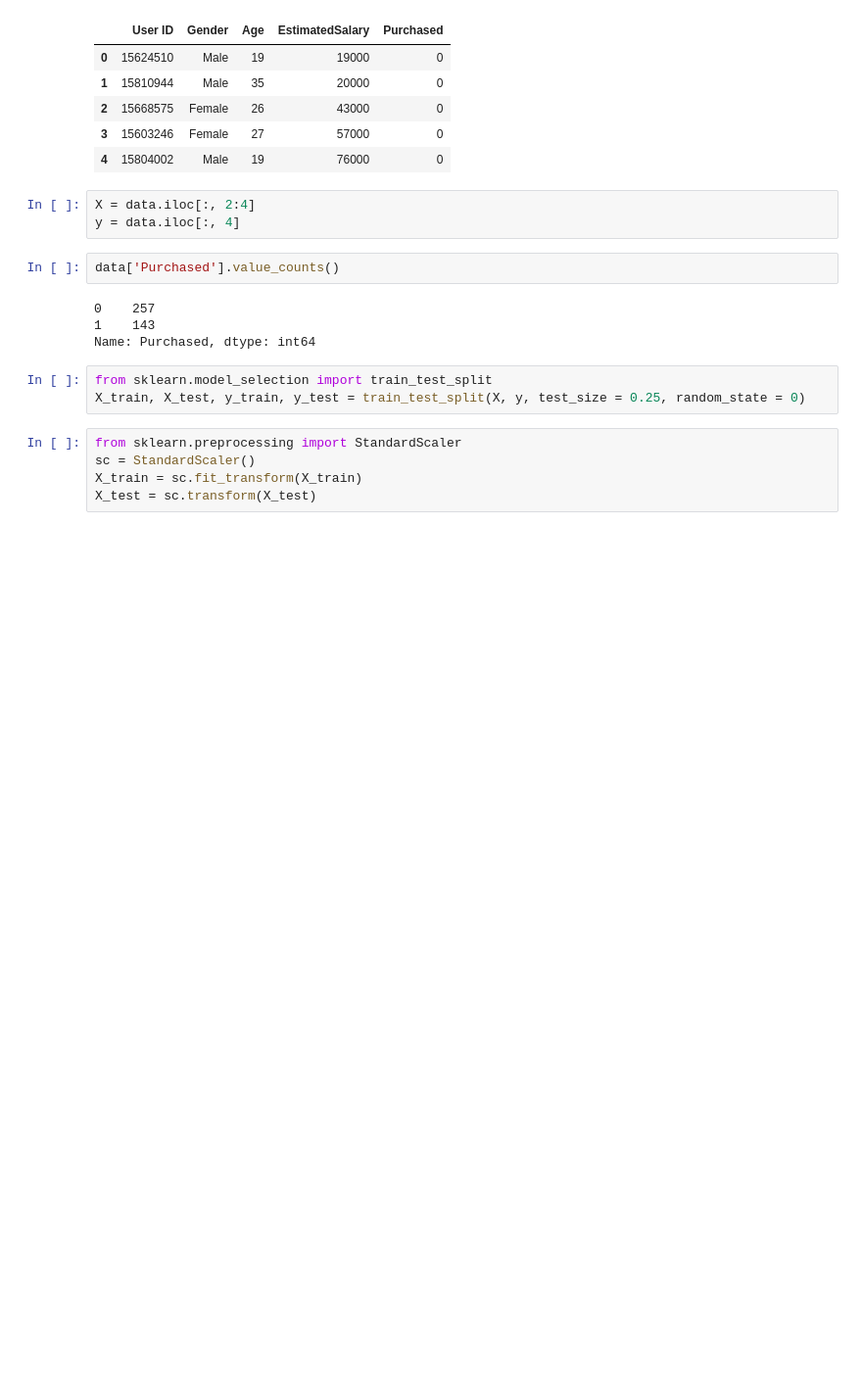
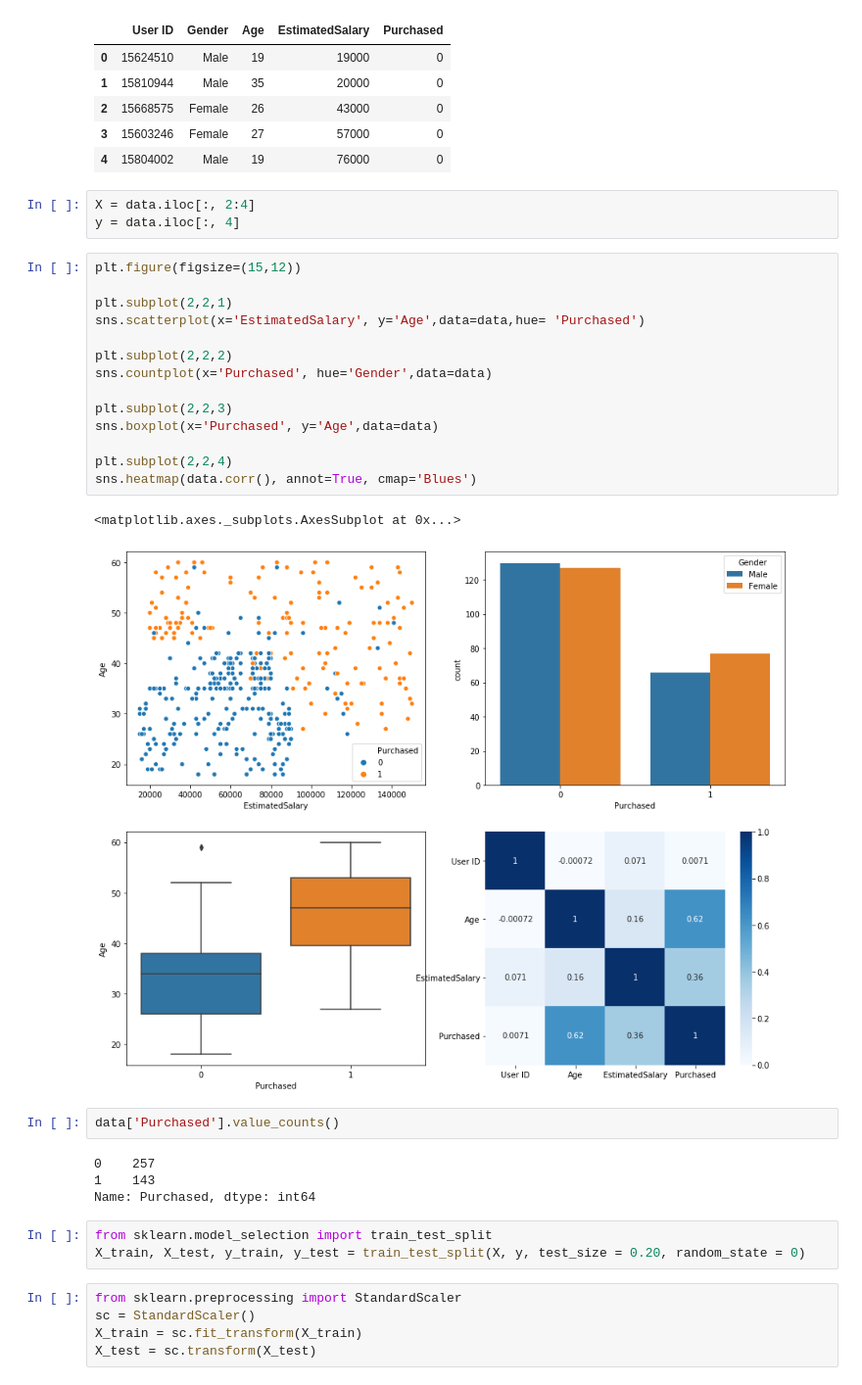
Before and after one commit to UfukAltanUA/ml-classification, a Jupyter notebook: SocialNetworkAds(SupportVectorMachine).ipynb, the cells around one changed output. Shown: that part at 98% size. Saved outputs shown, nothing was run; the diff lists cells and outputs as text; blank space fills up the shorter version.

```diff
--- a/SocialNetworkAds(SupportVectorMachine).ipynb
+++ b/SocialNetworkAds(SupportVectorMachine).ipynb
@@ -14,6 +16,23 @@ data.head()
 # %%
 X = data.iloc[:, 2:4]
 y = data.iloc[:, 4]
+# %%
+plt.figure(figsize=(15,12))
+
+plt.subplot(2,2,1)
+sns.scatterplot(x='EstimatedSalary', y='Age',data=data,hue= 'Purchased')
+
+plt.subplot(2,2,2)
+sns.countplot(x='Purchased', hue='Gender',data=data)
+
+plt.subplot(2,2,3)
+sns.boxplot(x='Purchased', y='Age',data=data)
+
+plt.subplot(2,2,4)
+sns.heatmap(data.corr(), annot=True, cmap='Blues')
+# %% [output]
+<matplotlib.axes._subplots.AxesSubplot at 0x...>
+[figure, added]
 # %%
 data['Purchased'].value_counts()
 # %% [output]
@@ -22,7 +41,7 @@ data['Purchased'].value_counts()
 Name: Purchased, dtype: int64
 # %%
 from sklearn.model_selection import train_test_split
-X_train, X_test, y_train, y_test = train_test_split(X, y, test_size = 0.25, random_state = 0)
+X_train, X_test, y_train, y_test = train_test_split(X, y, test_size = 0.20, random_state = 0)
 # %%
 from sklearn.preprocessing import StandardScaler
 sc = StandardScaler()
```
Also changed, not shown: parts of 15 cells of this notebook.
